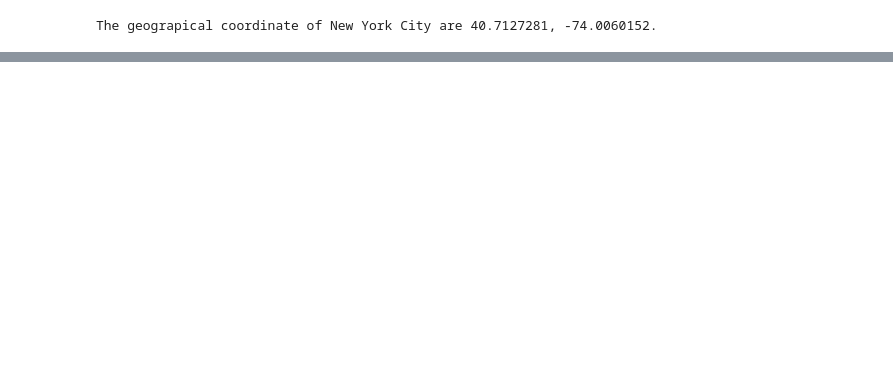
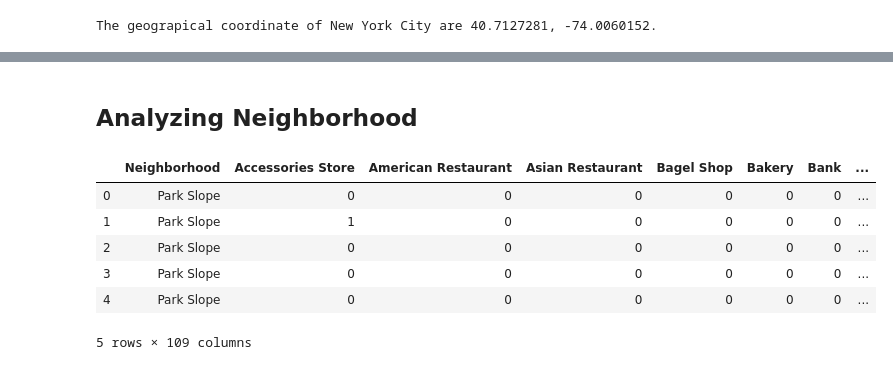
Before and after one commit to VCLF/Coursera_Capstone, a Jupyter notebook: Business Location Problem.ipynb, the cells around one changed output, grey strips where cells are left out. Cells and saved outputs as stored; diff of their text form; code cells hidden in the pictures; blank space fills up the shorter version.

```diff
--- a/Business Location Problem.ipynb
+++ b/Business Location Problem.ipynb
@@ -199,0 +313,22 @@ map_newyork
+# %% [markdown]
+## Analyzing Neighborhood
+# %%
+# one hot encoding
+ny_onehot = pd.get_dummies(ny_venues[['Venue Category']], prefix="", prefix_sep="")
+
+# add neighborhood column back to dataframe
+ny_onehot['Neighborhood'] = ny_venues['Neighborhood']
+
+# move neighborhood column to the first column
+fixed_columns = [ny_onehot.columns[-1]] + list(ny_onehot.columns[:-1])
+ny_onehot = ny_onehot[fixed_columns]
+
+ny_onehot.head()
+# %% [output]
+|  | Neighborhood | Accessories Store | American Restaurant | Asian Restaurant | Bagel Shop | Bakery | Bank | ... |
+| 0 | Park Slope | 0 | 0 | 0 | 0 | 0 | 0 | ... |
+| 1 | Park Slope | 1 | 0 | 0 | 0 | 0 | 0 | ... |
+| 2 | Park Slope | 0 | 0 | 0 | 0 | 0 | 0 | ... |
+| 3 | Park Slope | 0 | 0 | 0 | 0 | 0 | 0 | ... |
+| 4 | Park Slope | 0 | 0 | 0 | 0 | 0 | 0 | ... |
+5 rows × 109 columns
```
Also changed, not shown: parts of 49 cells of this notebook.
